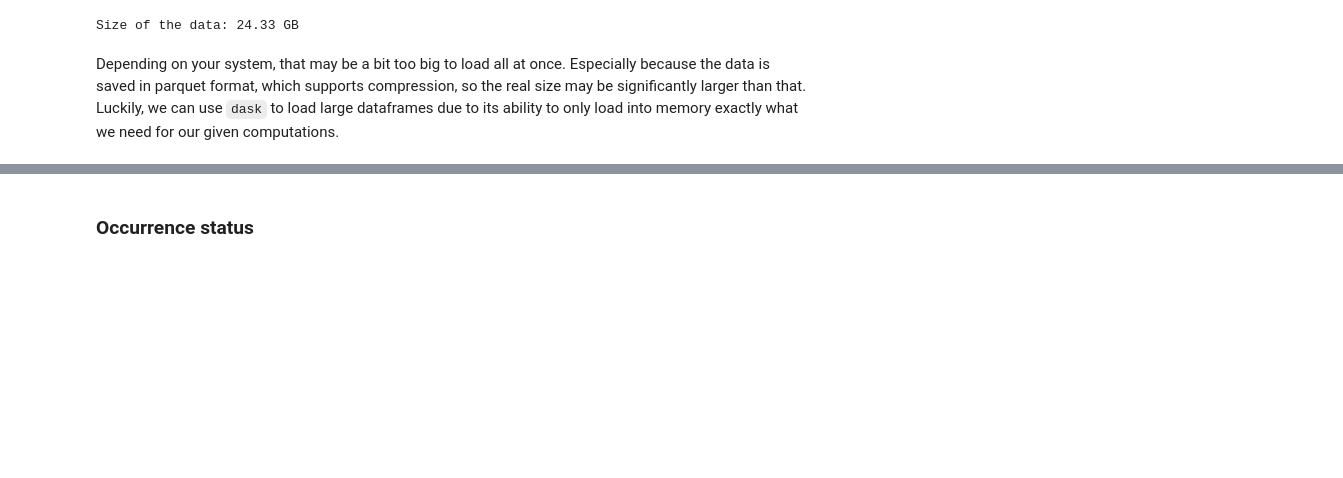
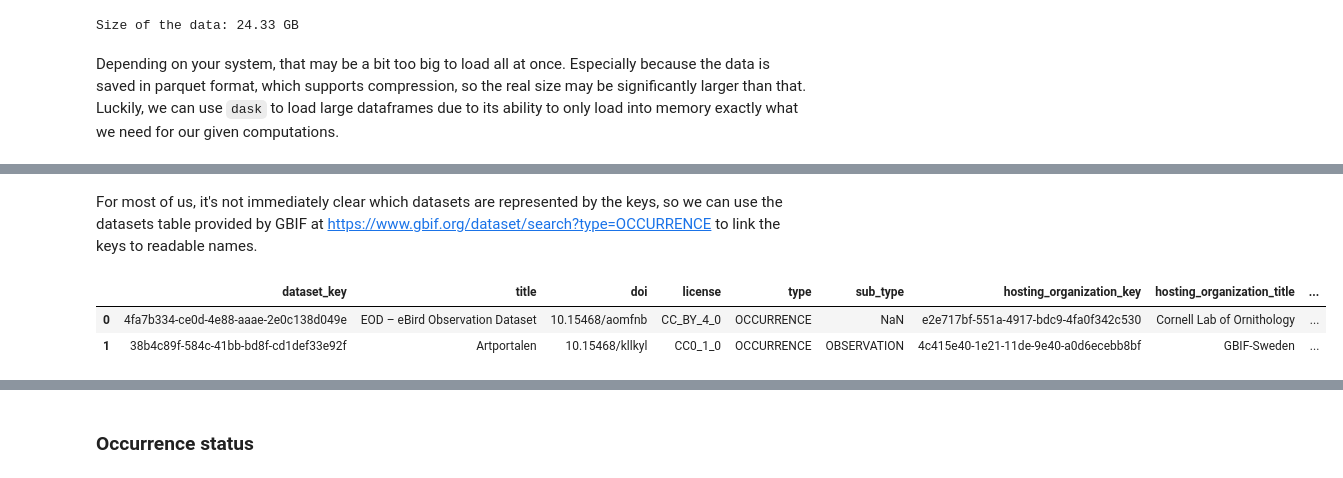
Before and after one commit to GeoSense-Freiburg/cit-sci-traits, a Jupyter notebook: notebooks/0-1_global_trait_data/0-1-0_explore_GBIF.ipynb, the cells around one changed output, grey strips where cells are left out. Drawn from its saved outputs; the diff is of its cells as text; code cells hidden in the pictures; blank space fills up the shorter version.

```diff
--- a/notebooks/0-1_global_trait_data/0-1-0_explore_GBIF.ipynb
+++ b/notebooks/0-1_global_trait_data/0-1-0_explore_GBIF.ipynb
@@ -91,0 +186,9 @@ Depending on your system, that may be a bit too big to load all at once. Especia
+# %% [markdown]
+For most of us, it's not immediately clear which datasets are represented by the keys, so we can use the datasets table provided by GBIF at https://www.gbif.org/dataset/search?type=OCCURRENCE to link the keys to readable names.
+# %%
+gbif_datasets = pd.read_csv(Path(cfg.raw_dir) / "gbif_datasets.tsv", sep="\t")
+gbif_datasets.head(2)
+# %% [output]
+|  | dataset_key | title | doi | license | type | sub_type | hosting_organization_key | hosting_organization_title | ... |
+| 0 | 4fa7b334-ce0d-4e88-aaae-2e0c138d049e | EOD – eBird Observation Dataset | 10.15468/aomfnb | CC_BY_4_0 | OCCURRENCE | NaN | e2e717bf-551a-4917-bdc9-4fa0f342c530 | Cornell Lab of Ornithology | ... |
+| 1 | 38b4c89f-584c-41bb-bd8f-cd1def33e92f | Artportalen | 10.15468/kllkyl | CC0_1_0 | OCCURRENCE | OBSERVATION | 4c415e40-1e21-11de-9e40-a0d6ecebb8bf | GBIF-Sweden | ... |
```
Also changed, not shown: parts of 34 cells of this notebook.
